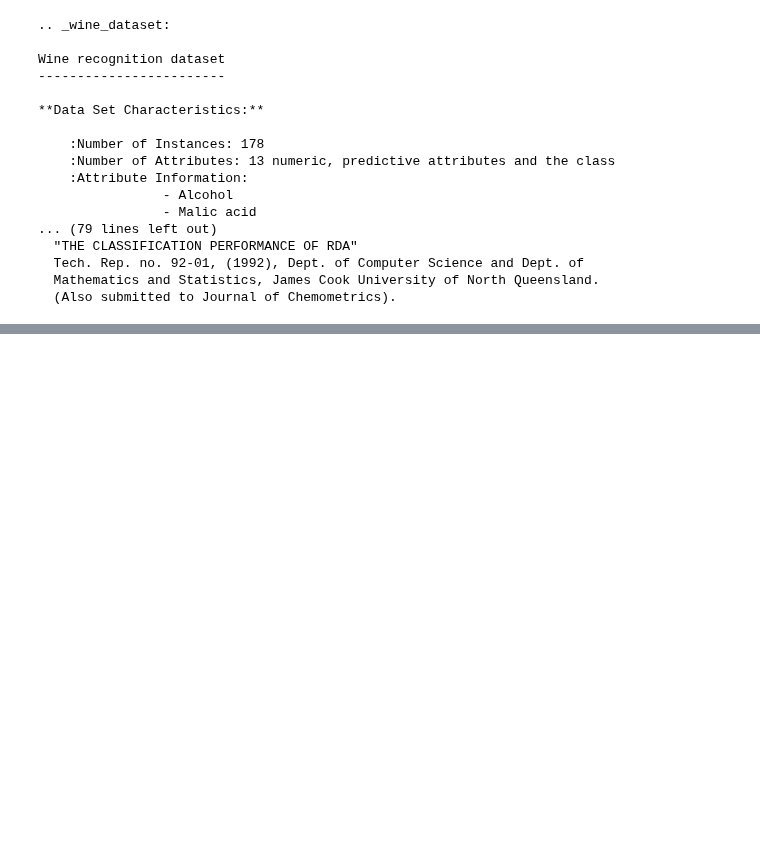
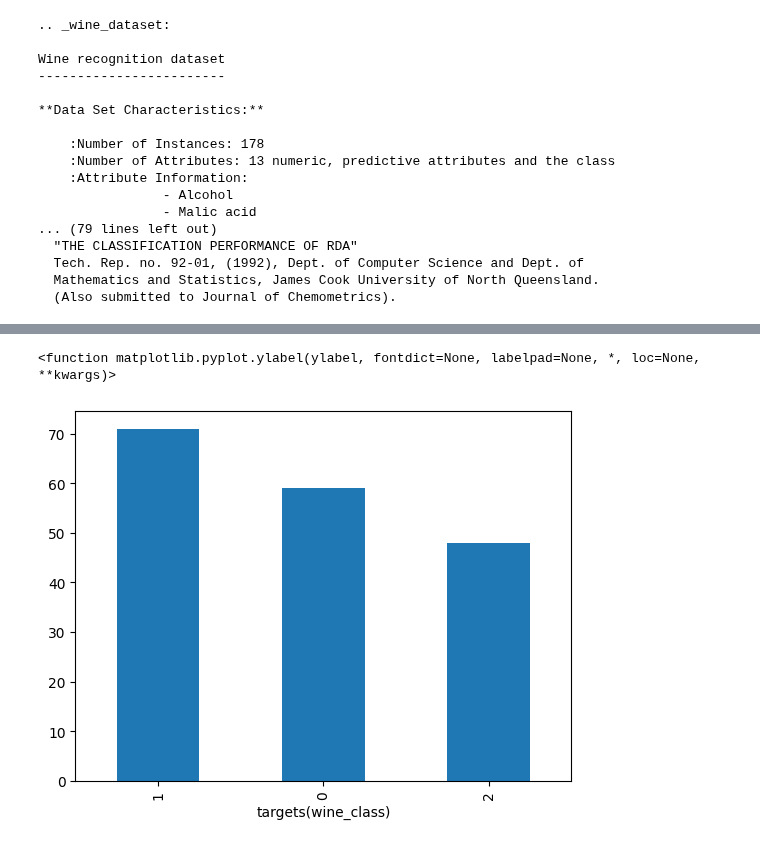
Before and after one commit to SCGlass/Machine-learning, a Jupyter notebook: Code-alongs/L6-KNN.ipynb, the cells around one changed output, grey strips where cells are left out. Cells and saved outputs as stored; diff of their text form; code cells hidden in the pictures; blank space fills up the shorter version.

```diff
--- a/Code-alongs/L6-KNN.ipynb
+++ b/Code-alongs/L6-KNN.ipynb
@@ -66,0 +83,4 @@ Wine recognition dataset
+# %%
+df = pd.DataFrame(wine.data, columns=wine["feature_names"])
+df = pd.concat([df, pd.DataFrame(wine["target"], columns=["wine_class"])], axis="columns")
+df.head()
@@ -66,0 +114,7 @@ Wine recognition dataset
+# %%
+df["wine_class"].value_counts().plot(kind="bar")
+plt.xlabel("targets(wine_class)")
+plt.ylabel
+# %% [output]
+<function matplotlib.pyplot.ylabel(ylabel, fontdict=None, labelpad=None, *, loc=None, **kwargs)>
+[figure, added]
```
Also changed, not shown: parts of 4 cells of this notebook.
